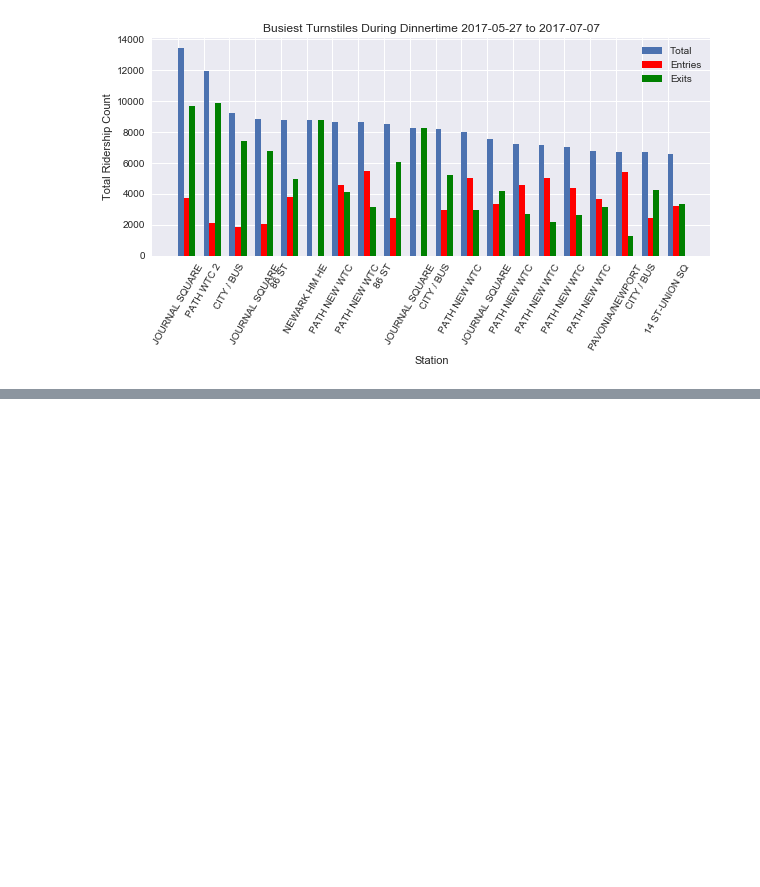
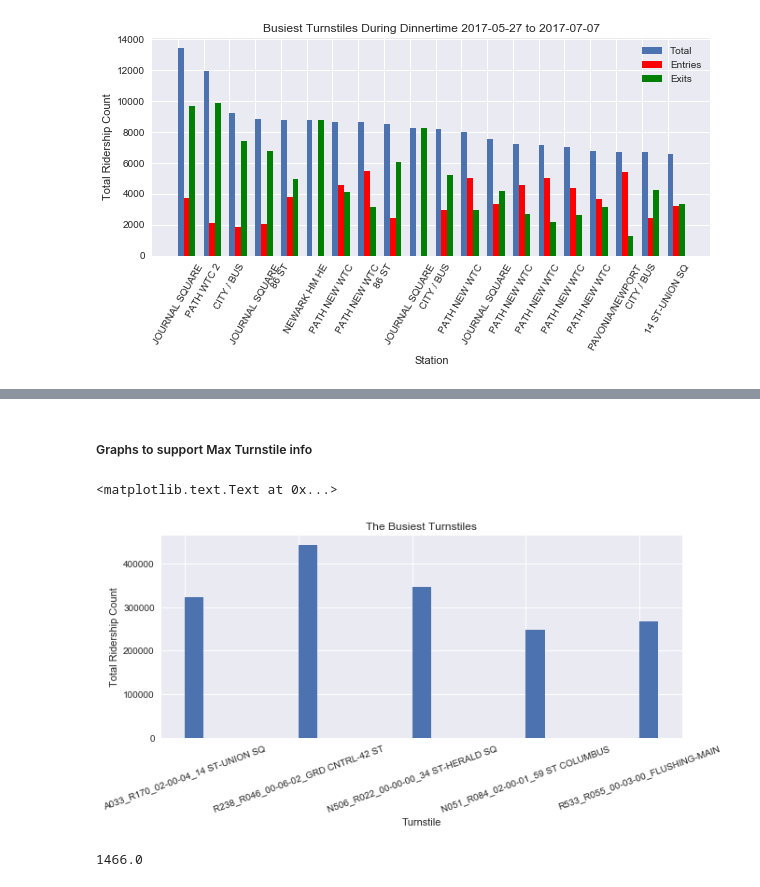
Before and after one commit to everling-prime/benson, a Jupyter notebook: mta_challenges_pandas_mvl-SkipCopy1.ipynb, the cells around one changed output, grey strips where cells are left out. Saved outputs shown, nothing was run; the diff lists cells and outputs as text; code cells hidden in the pictures; blank space fills up the shorter version.

Commit message:
add ipynb with Skip's turnstile graphs

```diff
--- a/mta_challenges_pandas_mvl-SkipCopy1.ipynb
+++ b/mta_challenges_pandas_mvl-SkipCopy1.ipynb
@@ -763,0 +788,4 @@ ax.set_title('Busiest Turnstiles During Dinnertime %s to %s' % (min_date,max_dat
+# %%
+# Compare mean of avg turnstile traffic, to avg turnstile traffic of the top 5 turnstiles (show gain)
+turnstile_daily_sorted.head()
+turnstile_daily_sorted = make_id(turnstile_daily_sorted)
@@ -763,0 +808,10 @@ ax.set_title('Busiest Turnstiles During Dinnertime %s to %s' % (min_date,max_dat
+# %%
+# now get top turnstile for each station in the stations_top5_list
+for i, station in enumerate(stations_top5_list):
+    df = turnstile_daily_sorted[turnstile_daily_sorted['station'] == station]
+    df_t = df.groupby('id').sum().sort_values('total_traffic', ascending=False)
+
+    if i == 0:
+        station_max_turnstile = pd.DataFrame(df_t.iloc[0:1])
+    else:
+        station_max_turnstile = pd.DataFrame(station_max_turnstile.append(df_t.iloc[0]))
@@ -763,0 +831,34 @@ ax.set_title('Busiest Turnstiles During Dinnertime %s to %s' % (min_date,max_dat
+# %% [markdown]
+##### Graphs to support Max Turnstile info
+# %%
+df=station_max_turnstile.reset_index()
+
+top_group_size = 5
+xlabs = df.iloc[0:top_group_size]['id']
+yvals_total = df.iloc[0:top_group_size]['total_traffic']
+yvals_entries = df.iloc[0:top_group_size]['total_traffic']
+yvals_exits = df.iloc[0:top_group_size]['total_traffic']
+
+xvals = np.linspace(0,top_group_size + 1,top_group_size)
+
+fig, ax = plt.subplots(figsize=(10, 4))
+total_bars = ax.bar(xvals,yvals_total,
+            edgecolor='none',
+            width=0.25,
+            align='edge',
+            label='y1')
+
+
+ax.set_xticks(xvals);
+plt.xticks(rotation = 20)
+ax.set_xticklabels(xlabs);
+ax.set_xlabel('Turnstile');
+ax.set_ylabel('Total Ridership Count');
+ax.set_title('The Busiest Turnstiles')
+# %% [output]
+<matplotlib.text.Text at 0x...>
+[figure, added]
+# %%
+print(turnstile_daily.sort_values('total_traffic',ascending=False)['total_traffic'].median())
+# %% [output]
+1466.0
```
Also changed, not shown: parts of 10 cells of this notebook.
